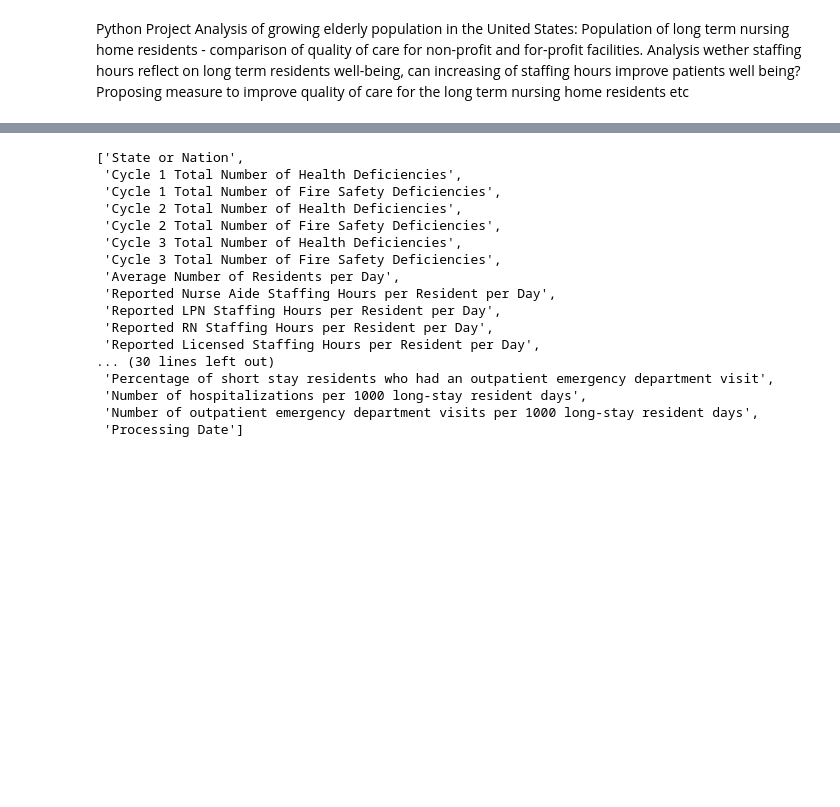
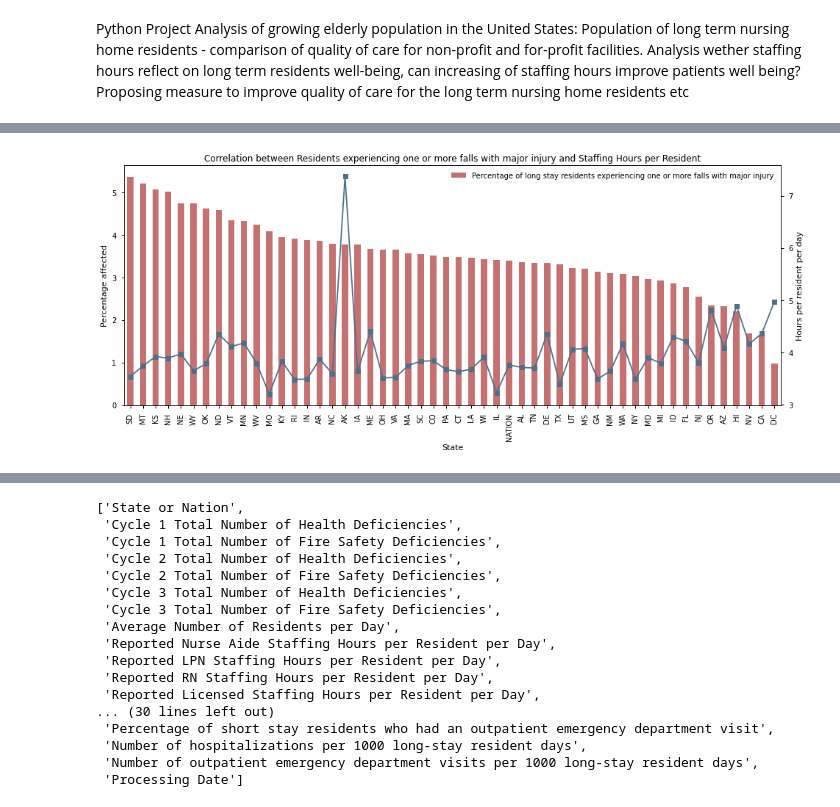
Before and after one commit to AlexGalczak/Python-term-project, a Jupyter notebook: AG Python Project.ipynb, the cells around one changed output, grey strips where cells are left out. Drawn from its saved outputs; the diff is of its cells as text; code cells hidden in the pictures; blank space fills up the shorter version.

```diff
--- a/AG Python Project.ipynb
+++ b/AG Python Project.ipynb
@@ -136,0 +75,24 @@ plt.show()
+# %%
+plt.rcParams["figure.figsize"] = [16, 6]
+
+
+
+state_ave_plot = (state_ave.sort_values('Percentage of long stay residents experiencing one or more falls with major injury',\
+                     ascending = False).plot.bar(x='State or Nation',
+                        y=['Percentage of long stay residents experiencing one or more falls with major injury']
+                                    , rot=90,
+                  title = 'Correlation between Residents experiencing one or more falls with major injury and Staffing Hours per Resident',
+                    xlabel = 'State', ylabel = 'Percentage affected', color ='#C67171'))
+
+
+
+
+ax2=state_ave_plot.twinx()
+
+ax2.plot(state_ave.sort_values('Percentage of long stay residents experiencing one or more falls with major injury',\
+                     ascending = False)['State or Nation'], state_ave.sort_values('Percentage of long stay residents experiencing one or more falls with major injury',\
+                     ascending = False)['Reported Total Nurse Staffing Hours per Resident per Day'], color = '#4A708B', marker = "s")
+ax2.set_ylabel("Hours per resident per day")
+plt.show()
+# %% [output]
+[figure, added]
```
Also changed, not shown: parts of 20 cells of this notebook.
